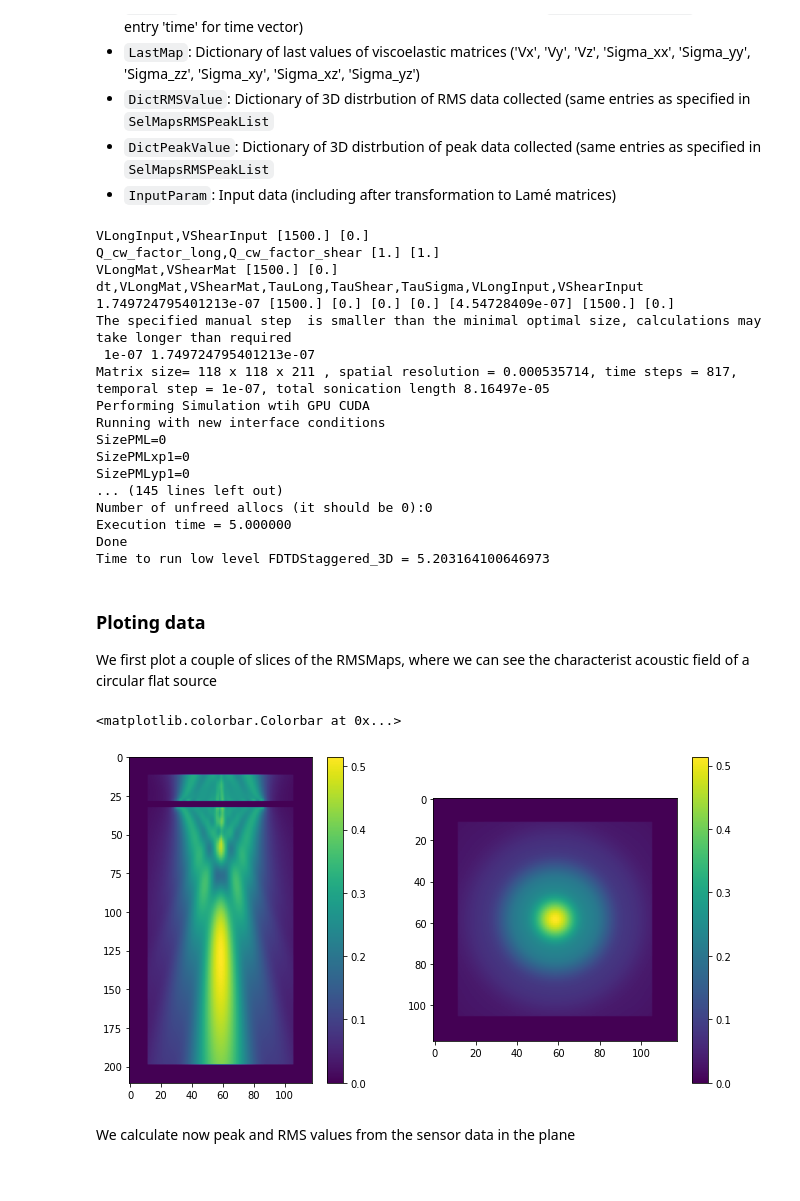
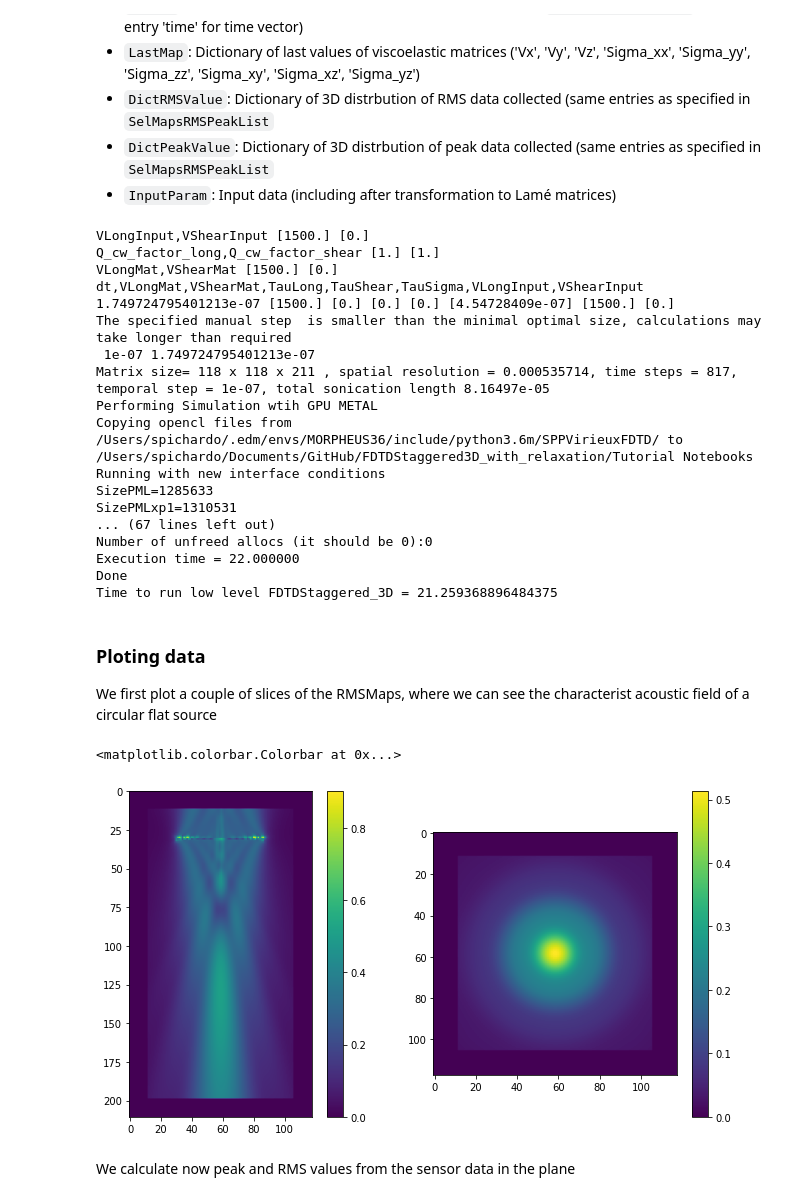
Before and after one commit to ProteusMRIgHIFU/BabelViscoFDTD, a Jupyter notebook: Tutorial Notebooks/1 - Basis of operation and flat source homogenous medium.ipynb, the cells around one changed output. Drawn from its saved outputs; the diff is of its cells as text; code cells hidden in the pictures.

Commit message:
Metal runs, just need to figure out that weird compiling on the sensor

```diff
--- a/Tutorial Notebooks/1 - Basis of operation and flat source homogenous medium.ipynb
+++ b/Tutorial Notebooks/1 - Basis of operation and flat source homogenous medium.ipynb
@@ -211,7 +213,7 @@ Sensor,LastMap,DictRMSValue,InputParam=PModel.StaggeredFDTD_3D_with_relaxation(
                                                          SensorMap,
                                                          NDelta=PMLThickness,
                                                          ReflectionLimit=ReflectionLimit,
-                                                         COMPUTING_BACKEND=1,
+                                                         COMPUTING_BACKEND=3,
                                                          USE_SINGLE=True,
                                                          DT=TemporalStep,
                                                          QfactorCorrection=True,
@@ -219,7 +221,7 @@ Sensor,LastMap,DictRMSValue,InputParam=PModel.StaggeredFDTD_3D_with_relaxation(
                                                          SelMapsRMSPeakList=['ALLV'],
                                                          SelMapsSensorsList=['Vx','Vy','Vz'],
                                                          SensorSteps=StepsForSensor,
-                                                         DefaultGPUDeviceName='SUPER',
+                                                         DefaultGPUDeviceName='Radeon',
                                                          TypeSource=1)
 # %% [output]
 VLongInput,VShearInput [1500.] [0.]
@@ -229,32 +231,32 @@ dt,VLongMat,VShearMat,TauLong,TauShear,TauSigma,VLongInput,VShearInput 1.7497247
 The specified manual step  is smaller than the minimal optimal size, calculations may take longer than required
  1e-07 1.749724795401213e-07
 Matrix size= 118 x 118 x 211 , spatial resolution = 0.000535714, time steps = 817, temporal step = 1e-07, total sonication length 8.16497e-05
-Performing Simulation wtih GPU CUDA
+Performing Simulation wtih GPU METAL
+Copying opencl files from /Users/spichardo/.edm/envs/MORPHEUS36/include/python3.6m/SPPVirieuxFDTD/ to /Users/spichardo/Documents/GitHub/FDTDStaggered3D_with_relaxation/Tutorial Notebooks
 Running with new interface conditions
-SizePML=0
-SizePMLxp1=0
-SizePMLyp1=0
-... (145 lines left out)
+SizePML=1285633
+SizePMLxp1=1310531
+... (67 lines left out)
 Number of unfreed allocs (it should be 0):0
-Execution time = 5.000000
+Execution time = 22.000000
 Done
-Time to run low level FDTDStaggered_3D = 5.203164100646973
+Time to run low level FDTDStaggered_3D = 21.259368896484375
 # %% [markdown]
 ### Ploting data
 We first plot a couple of slices of the RMSMaps, where we can see the characterist acoustic field of a circular flat source
 # %%
 RMSValue=DictRMSValue['ALLV']
-RMSValue[:,:,LocZ-2:LocZ+2]=0 # we hide the values too close to the source
+# RMSValue[:,:,LocZ-2:LocZ+2]=0 # we hide the values too close to the source
 plt.figure(figsize=(12,6))
 plt.subplot(1,2,1)
 plt.imshow(RMSValue[:,int(N2/2),:].T)
 plt.colorbar()
 plt.subplot(1,2,2)
 plt.imshow(RMSValue[:,:,125].T)
 plt.colorbar()
 # %% [output]
 <matplotlib.colorbar.Colorbar at 0x...>
-[figure, old version]
+[figure, new version]
 # %% [markdown]
 We calculate now peak and RMS values from the sensor data in the plane
 # %%
```
Also changed, not shown: parts of 5 cells of this notebook, 12 other files.
